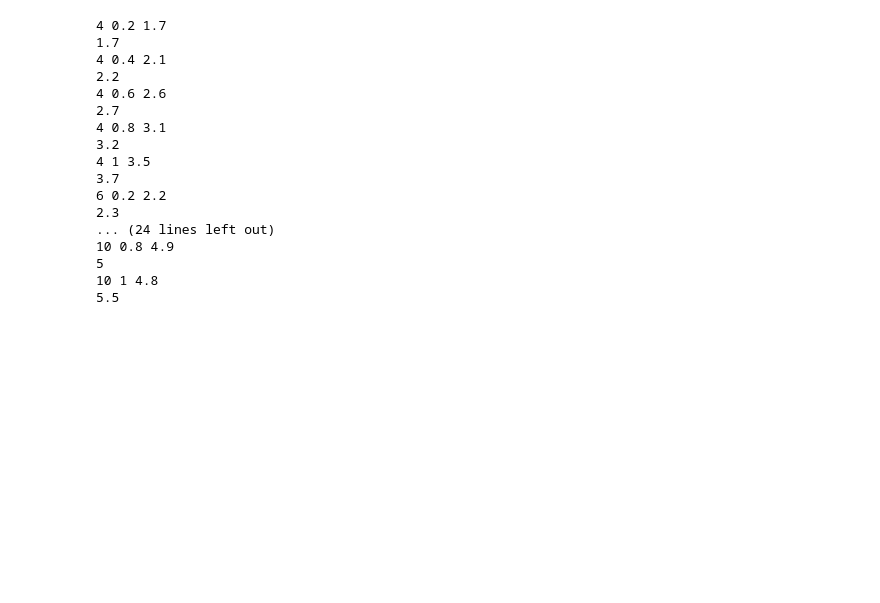
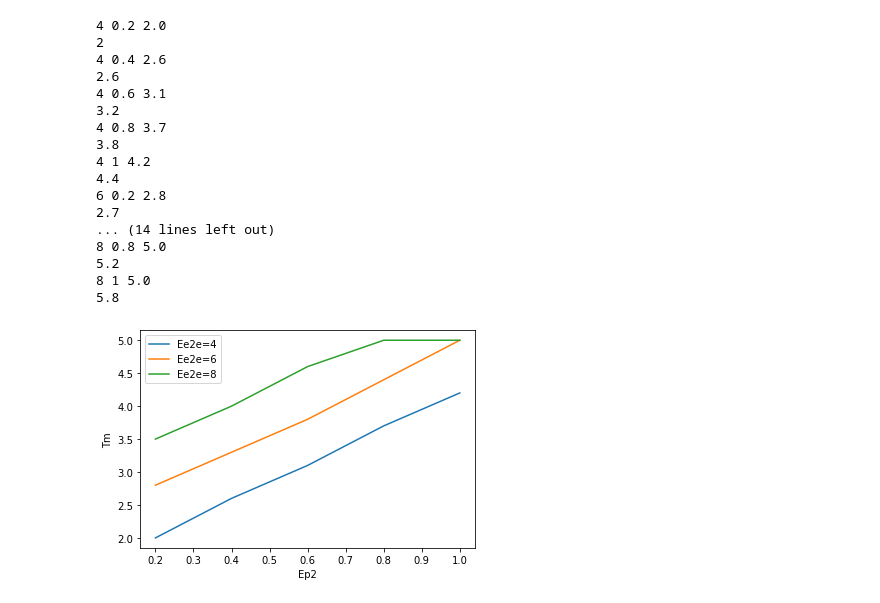
Before and after one commit to HCOOLi/float_crystal, a Jupyter notebook: plot.ipynb, the cells around one changed output. Cells and saved outputs as stored; diff of their text form; code cells hidden in the pictures; blank space fills up the shorter version.

```diff
--- a/plot.ipynb
+++ b/plot.ipynb
@@ -5,0 +50,25 @@ import os
+# %%
+
+
+for i in range(0,10,1):
+    Ep2=[]
+    T=[]
+    for j in np.arange(0.1,1.1,0.1):
+        data = pd.read_csv("/home/hcooh/fastdata/ureastepcool/ureastepcool/Ep2=%gEe2e=%d/crystility"%(j,i),header=None,sep="\t",names=["T","cb","cs"])
+        data = data [~ data ['cs'].isin([0])]
+        Ep2.append(j)
+#         plt.plot(data["T"],data["cs"])
+#         plt.show()
+        os.system("pause")
+        T.append(data["T"][data.diff()["cs"].idxmin()])
+        print("%g"%i,"%g"%j,data["T"][data.diff()["cs"].idxmin()] )
+        print("%g"%(0.3*i+2.4*j))
+    plt.plot(Ep2,T,label="Ee2e=%g"%i)
+    #plt.title("stepcool: Ee2e=%g"%i)
+    plt.xlabel("Ep2")
+    plt.ylabel("Tm")
+plt.legend()
+plt.show()
+#         5*Ep1()
+    #     plt.plot(data["T"],data["C"])
+#     plt.show()
@@ -6,27 +98,39 @@ import os
 # %%
-for i in range(4,11,2):
+for i in range(4,10,2):
+    Ep2=[]
+    T=[]
     for j in np.arange(0.2,1.1,0.2):
-        data = pd.read_csv("./data/datastepcool/2020-11-8/Ep2=%gEe2e=%d/crystility"%(j,i),header=None,sep="\t",names=["T","C"])
+        data = pd.read_csv("/home/hcooh/fastdata/datastepheat/2020-11-7/Ep2=%gEe2e=%d/crystility"%(j,i),header=None,sep="\t",names=["T","C"])
         print("%g"%i,"%g"%j,data["T"][data.diff()["C"].idxmin()] )
-        print("%g"%(0.3*i+2.5*j))
+        print("%g"%(0.35*i+3*j))
+        Ep2.append(j)
+        T.append(data["T"][data.diff()["C"].idxmin()])
+
+    plt.plot(Ep2,T,label="Ee2e=%g"%i)
+    #plt.title("stepcool: Ee2e=%g"%i)
+    plt.xlabel("Ep2")
+    plt.ylabel("Tm")
+plt.legend()
+plt.show()
 #         5*Ep1()
     #     plt.plot(data["T"],data["C"])
 #     plt.show()
 # %% [output]
-4 0.2 1.7
-1.7
-4 0.4 2.1
-2.2
-4 0.6 2.6
+4 0.2 2.0
+2
+4 0.4 2.6
+2.6
+4 0.6 3.1
+3.2
+4 0.8 3.7
+3.8
+4 1 4.2
+4.4
+6 0.2 2.8
 2.7
-4 0.8 3.1
-3.2
-4 1 3.5
-3.7
-6 0.2 2.2
-2.3
-... (24 lines left out)
-10 0.8 4.9
-5
-10 1 4.8
-5.5
+... (14 lines left out)
+8 0.8 5.0
+5.2
+8 1 5.0
+5.8
+[figure, added]
```
Also changed, not shown: parts of 8 cells of this notebook, 50 other files.
